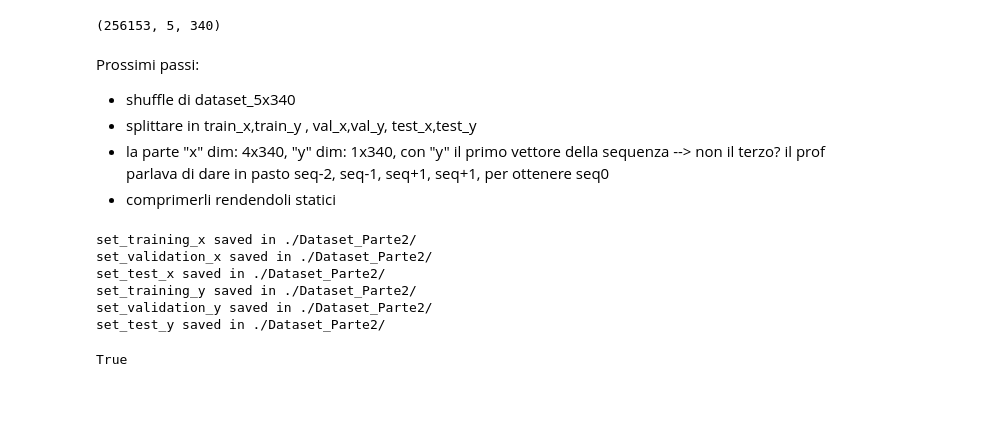
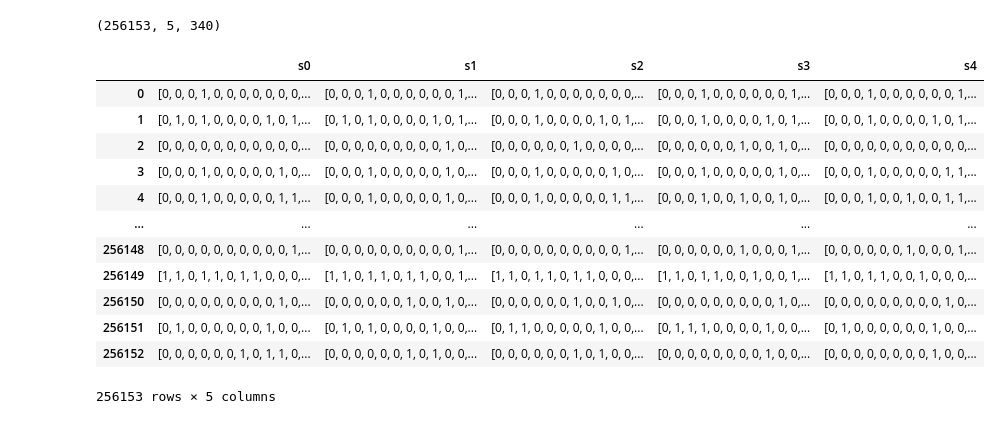
Before and after one commit to 0xfrossi/Deep_Learning_state_reconstructor, a Jupyter notebook: AutoencoderJup-Parte2.ipynb, the cells around one changed output. Drawn from its saved outputs; the diff is of its cells as text; code cells hidden in the pictures; blank space fills up the shorter version.

```diff
--- a/AutoencoderJup-Parte2.ipynb
+++ b/AutoencoderJup-Parte2.ipynb
@@ -117,9 +83,3 @@ dataset_5x340 = dataset_augmentation(dataset)
 print(dataset_5x340.shape)
 # %% [output]
 (256153, 5, 340)
-# %% [markdown]
-Prossimi passi:
-* shuffle di dataset_5x340
-* splittare in train_x,train_y , val_x,val_y, test_x,test_y
-* la parte "x" dim: 4x340, "y" dim: 1x340, con "y" il primo vettore della sequenza --> non il terzo? il prof parlava di dare in pasto seq-2, seq-1, seq+1, seq+1, per ottenere seq0
-* comprimerli rendendoli statici
@@ -179,10 +85,0 @@ def crea_sets_parte2(dataset_gruppi_da_5):
-# %%
-crea_sets_parte2(dataset_5x340)
-# %% [output]
-set_training_x saved in ./Dataset_Parte2/
-set_validation_x saved in ./Dataset_Parte2/
-set_test_x saved in ./Dataset_Parte2/
-set_training_y saved in ./Dataset_Parte2/
-set_validation_y saved in ./Dataset_Parte2/
-set_test_y saved in ./Dataset_Parte2/
-True
@@ -188,0 +88,18 @@ True
+# %%
+df = pd.DataFrame(dataset_5x340.tolist(), columns=['s0', 's1','s2','s3','s4'])
+# %%
+df
+# %% [output]
+|  | s0 | s1 | s2 | s3 | s4 |
+| 0 | [0, 0, 0, 1, 0, 0, 0, 0, 0, 0, 0,... | [0, 0, 0, 1, 0, 0, 0, 0, 0, 0, 1,... | [0, 0, 0, 1, 0, 0, 0, 0, 0, 0, 0,... | [0, 0, 0, 1, 0, 0, 0, 0, 0, 0, 1,... | [0, 0, 0, 1, 0, 0, 0, 0, 0, 0, 1,... |
+| 1 | [0, 1, 0, 1, 0, 0, 0, 0, 1, 0, 1,... | [0, 1, 0, 1, 0, 0, 0, 0, 1, 0, 1,... | [0, 0, 0, 1, 0, 0, 0, 0, 1, 0, 1,... | [0, 0, 0, 1, 0, 0, 0, 0, 1, 0, 1,... | [0, 0, 0, 1, 0, 0, 0, 0, 1, 0, 1,... |
+| 2 | [0, 0, 0, 0, 0, 0, 0, 0, 0, 0, 0,... | [0, 0, 0, 0, 0, 0, 0, 0, 0, 1, 0,... | [0, 0, 0, 0, 0, 0, 1, 0, 0, 0, 0,... | [0, 0, 0, 0, 0, 0, 1, 0, 0, 1, 0,... | [0, 0, 0, 0, 0, 0, 0, 0, 0, 0, 0,... |
+| 3 | [0, 0, 0, 1, 0, 0, 0, 0, 0, 1, 0,... | [0, 0, 0, 1, 0, 0, 0, 0, 0, 1, 0,... | [0, 0, 0, 1, 0, 0, 0, 0, 0, 1, 0,... | [0, 0, 0, 1, 0, 0, 0, 0, 0, 1, 0,... | [0, 0, 0, 1, 0, 0, 0, 0, 0, 1, 1,... |
+| 4 | [0, 0, 0, 1, 0, 0, 0, 0, 0, 1, 1,... | [0, 0, 0, 1, 0, 0, 0, 0, 0, 1, 0,... | [0, 0, 0, 1, 0, 0, 0, 0, 0, 1, 1,... | [0, 0, 0, 1, 0, 0, 1, 0, 0, 1, 0,... | [0, 0, 0, 1, 0, 0, 1, 0, 0, 1, 1,... |
+| ... | ... | ... | ... | ... | ... |
+| 256148 | [0, 0, 0, 0, 0, 0, 0, 0, 0, 0, 1,... | [0, 0, 0, 0, 0, 0, 0, 0, 0, 0, 1,... | [0, 0, 0, 0, 0, 0, 0, 0, 0, 0, 1,... | [0, 0, 0, 0, 0, 0, 1, 0, 0, 0, 1,... | [0, 0, 0, 0, 0, 0, 1, 0, 0, 0, 1,... |
+| 256149 | [1, 1, 0, 1, 1, 0, 1, 1, 0, 0, 0,... | [1, 1, 0, 1, 1, 0, 1, 1, 0, 0, 1,... | [1, 1, 0, 1, 1, 0, 1, 1, 0, 0, 0,... | [1, 1, 0, 1, 1, 0, 0, 1, 0, 0, 1,... | [1, 1, 0, 1, 1, 0, 0, 1, 0, 0, 0,... |
+| 256150 | [0, 0, 0, 0, 0, 0, 0, 0, 0, 1, 0,... | [0, 0, 0, 0, 0, 0, 1, 0, 0, 1, 0,... | [0, 0, 0, 0, 0, 0, 1, 0, 0, 1, 0,... | [0, 0, 0, 0, 0, 0, 0, 0, 0, 1, 0,... | [0, 0, 0, 0, 0, 0, 0, 0, 0, 1, 0,... |
+| 256151 | [0, 1, 0, 0, 0, 0, 0, 0, 1, 0, 0,... | [0, 1, 0, 1, 0, 0, 0, 0, 1, 0, 0,... | [0, 1, 1, 0, 0, 0, 0, 0, 1, 0, 0,... | [0, 1, 1, 1, 0, 0, 0, 0, 1, 0, 0,... | [0, 1, 0, 0, 0, 0, 0, 0, 1, 0, 0,... |
+| 256152 | [0, 0, 0, 0, 0, 0, 1, 0, 1, 1, 0,... | [0, 0, 0, 0, 0, 0, 1, 0, 1, 0, 0,... | [0, 0, 0, 0, 0, 0, 1, 0, 1, 0, 0,... | [0, 0, 0, 0, 0, 0, 0, 0, 1, 0, 0,... | [0, 0, 0, 0, 0, 0, 0, 0, 1, 0, 0,... |
+256153 rows × 5 columns
```
Also changed, not shown: parts of 29 cells of this notebook, 2 other files.
